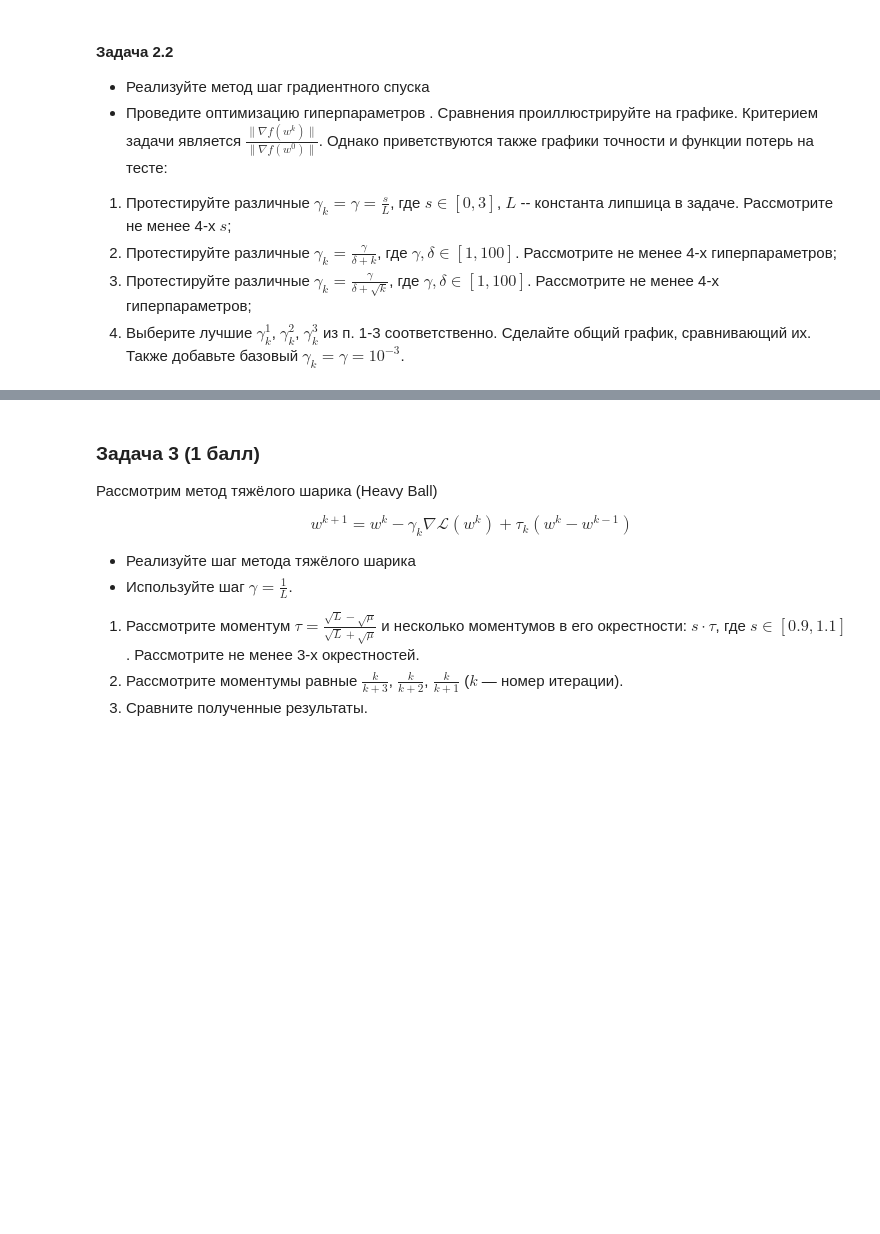
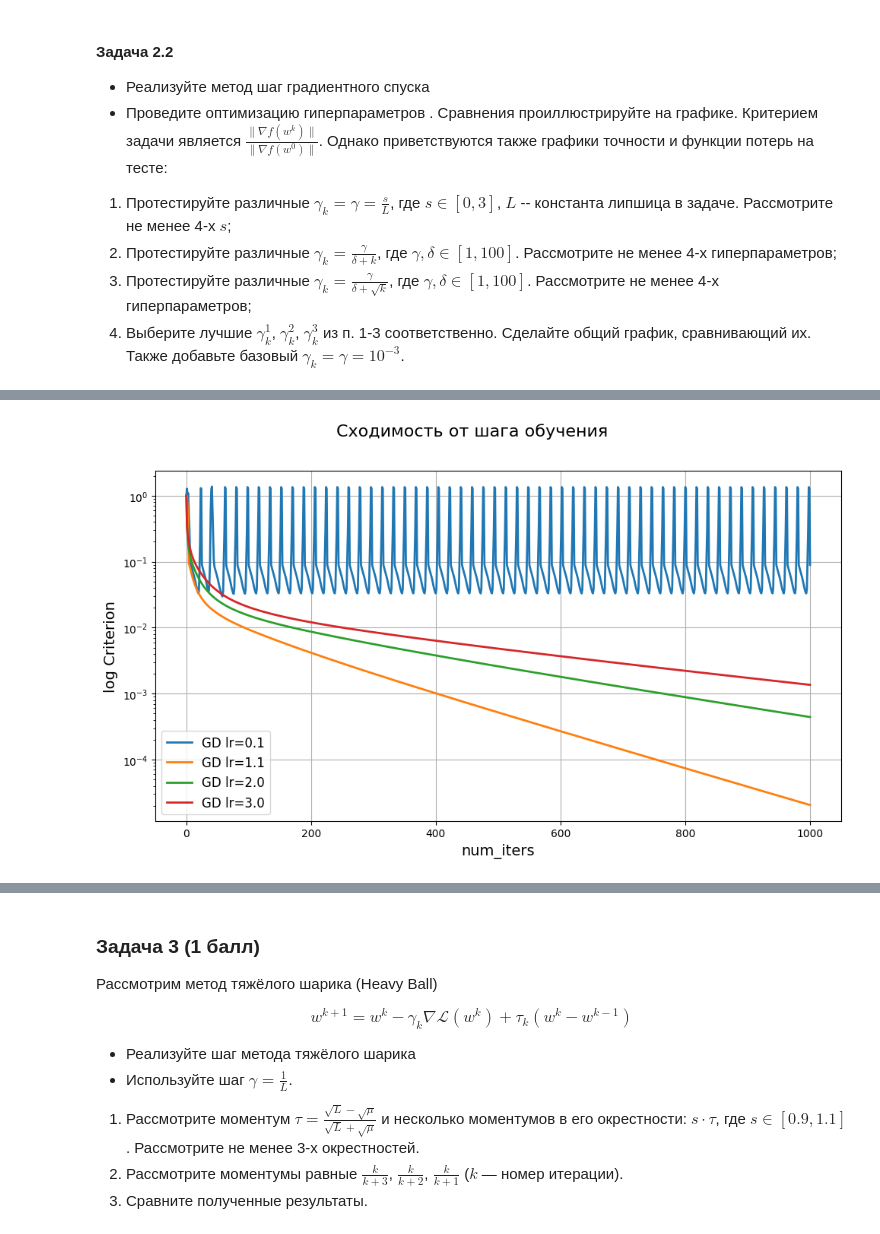
Before and after one commit to denisfeniska/Mipt, a Jupyter notebook: Домашние задания/Домашнее задание 4/Логистическая регрессия. Оптимизация. Подбор гиперараметров.ipynb, the cells around one changed output, grey strips where cells are left out. Drawn from its saved outputs; the diff is of its cells as text; code cells hidden in the pictures; blank space fills up the shorter version.

```diff
--- a/Домашние задания/Домашнее задание 4/Логистическая регрессия. Оптимизация. Подбор гиперараметров.ipynb
+++ b/Домашние задания/Домашнее задание 4/Логистическая регрессия. Оптимизация. Подбор гиперараметров.ipynb
@@ -143,3 +315,9 @@ def get_lipschitz(x_values: np.ndarray) -> float:
+# %%
+def get_lipschitz(x_values: np.ndarray) -> float:
+    N = x_values.shape[0]
+    lambda_max = np.max(np.linalg.eigvalsh(x_values @ x_values.T))
+    L = 1 / (4 * N) * lambda_max * 1000 / 999
+    return L
 # %%
 def assert_lipschitz(get_lipschitz: Callable) -> None:
     true_lipschitz = 2.5872260889612666
@@ -284,12 +470,12 @@ def eval_optimizer_step(
     # TODO: implement eval pipeline;
     # OUTPUT: [grad_norm, accuracy, val_loss]
     # You need to calculate `grad_norm` on train_mush_x!!
-    # YOUR CODE HERE:
-    ###########################
-    ### ╰( ͡° ͜ʖ ͡° )つ──☆*:・ﾟ
-    ###########################
-    train_mush_x = train_mush_x # here is a global variable
-    train_mush_y = train_mush_y
+    global train_mush_x, train_mush_y
+
+    grad_norm = np.linalg.norm(mush_grad(w, train_mush_x, train_mush_y), ord=2)
+    accuracy = mush_accuracy(w, x, y)
+    val_loss = mush_f(w, x, y)
+
     return [grad_norm, accuracy, val_loss]
 # %%
 def test_optimizer(
@@ -395,11 +581,9 @@ class GradientDescent(ManualSolver):
         super().__init__(lr, name, True, False)
     def step(self, w: np.ndarray, k: int, grad_f: np.ndarray, hess_f: None) -> np.ndarray:
         # TODO: init GradientDescent step
-        # YOUR CODE HERE:
-        ###########################
-        ### ╰( ͡° ͜ʖ ͡° )つ──☆*:・ﾟ
-        ###########################
-        pass
+        curr_lr = self.lr(k)
+        w_new = w - curr_lr * grad_f
+        return w_new
 # %%
 grad_opt = GradientDescent(lr=1e-3, name='GD lr=1e-3')
 gd_res_baseline = test_optimizer(grad_opt)
@@ -439,0 +593,15 @@ best_final_gd_res = # put best output here
+# %%
+s_grid = np.linspace(0.1 , 3, 4)
+L = get_lipschitz(train_mush_x)
+
+res_list = []
+for s in s_grid:
+	optimizer = GradientDescent(lr=L / s, name=f'GD lr={s:.1f}')
+	res = test_optimizer(optimizer)
+	res_list.append(res)
+
+plot_results(res_list, "Сходимость от шага обучения")
+
+best_1 = min(res_list, key=lambda res: res['Criterion'][-1])
+# %% [output]
+[figure, added]
```
Also changed, not shown: parts of 76 cells of this notebook, 11 other files.
